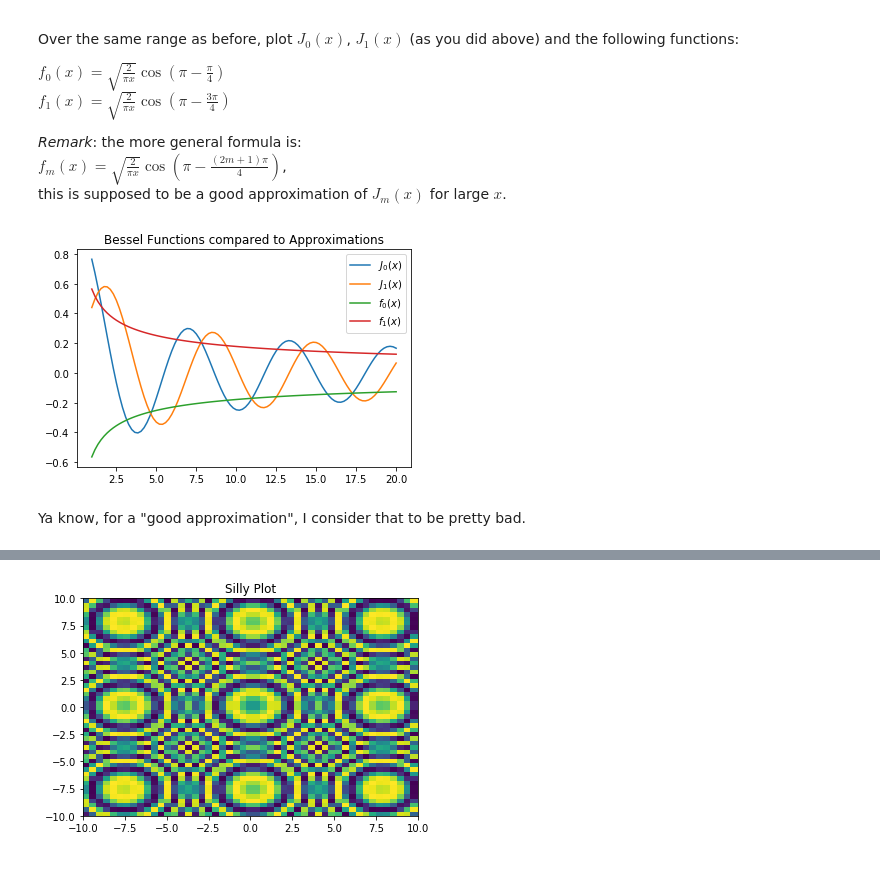
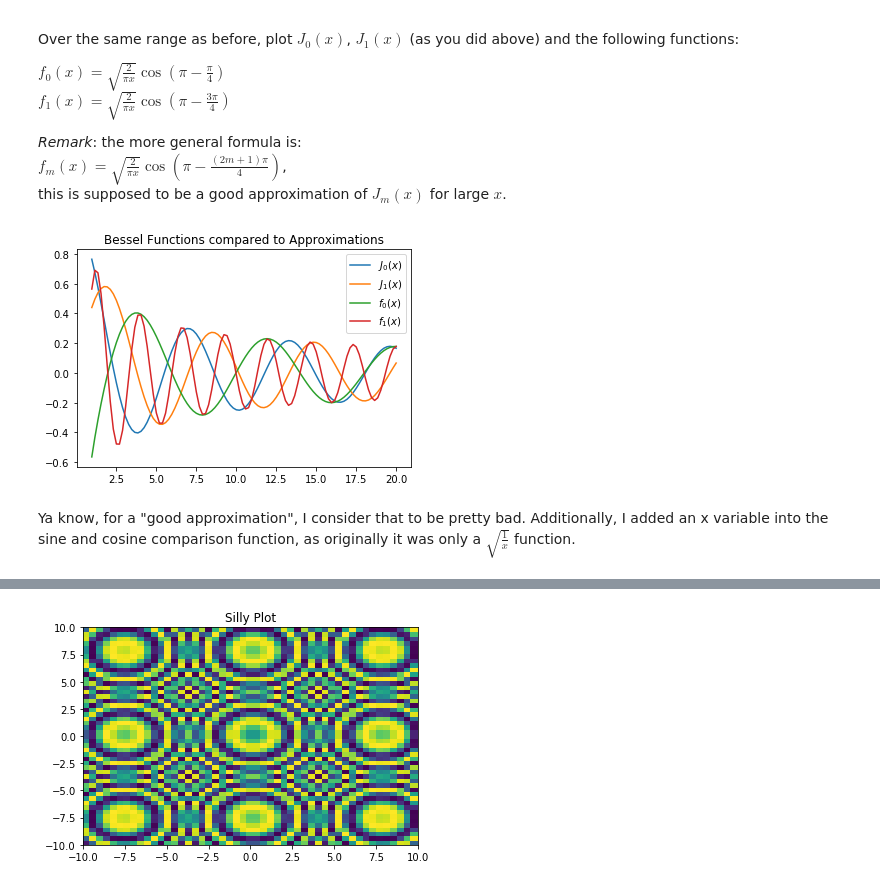
Before and after one commit to TWaddleton/Homework02, a Jupyter notebook: Homework_02.ipynb, the cells around one changed output, grey strips where cells are left out. Drawn from its saved outputs; the diff is of its cells as text; code cells hidden in the pictures.

Commit message:
Finished Q1-4
Need to finish all extra credit and finalize coding Bessel functions in question 3.

```diff
--- a/Homework_02.ipynb
+++ b/Homework_02.ipynb
@@ -216,32 +214,32 @@ this is supposed to be a good approximation of $J_m(x)$ for large $x$.
 # %%
 # No quick start here.
 # Write your own functions f0(x) and f1(x),
 # then follow the Problem 2B template to plot f0, f1, J0, and J1
 from math import sqrt as sqrt
 
 def f0(x):
-    return sqrt(2/(pi*x))*cos(pi - pi/4)
+    return sqrt(2/(pi*x))*cos(pi - pi/4*x)
 
 def f1(x):
-     return sqrt(2/(pi*x))*cos(pi - 3*pi/4)
+     return sqrt(2/(pi*x))*cos(pi - 3*pi/4*x)
 
 x = np.linspace(1, 20, 100)
 
 f0_np = np.vectorize(f0)
 f1_np = np.vectorize(f1)
 
 plt.plot(x, Jnp(0,x), label='$J_0(x)$')
 plt.plot(x, Jnp(1,x), label='$J_1(x)$')
 plt.plot(x, f0_np(x), label='$f_0(x)$')
 plt.plot(x, f1_np(x), label='$f_1(x)$')
 
 plt.title("Bessel Functions compared to Approximations")
 plt.legend()
 plt.show()
 # %% [output]
-[figure, old version]
+[figure, new version]
 # %% [markdown]
-Ya know, for a "good approximation", I consider that to be pretty bad.
+Ya know, for a "good approximation", I consider that to be pretty bad. Additionally, I added an x variable into the sine and cosine comparison function, as originally it was only a $\sqrt{\frac{1}{x}}$ function.
 # %% [markdown]
 ### D. Plotting Diffraction Patterns
 
```
Also changed, not shown: parts of 10 cells of this notebook.
